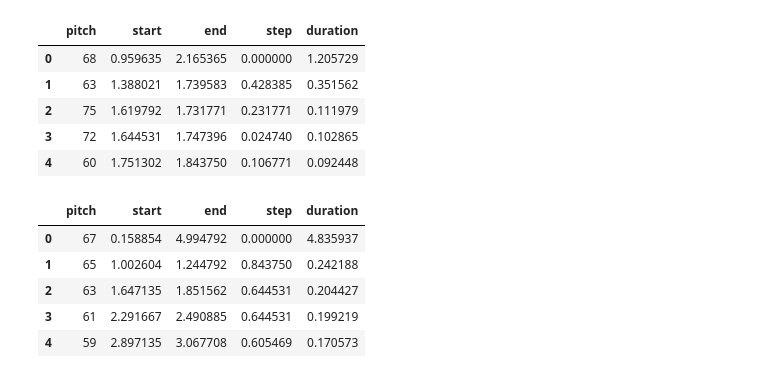
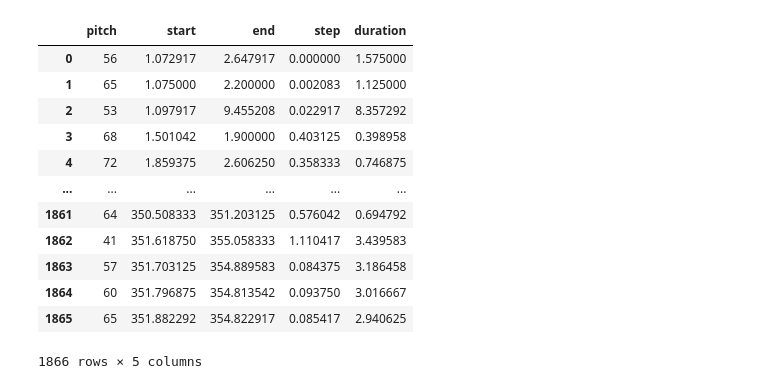
Before and after one commit to spaceBearAmadeus/OUTDATED-studentNeedsNavigator, a Jupyter notebook: ROSE_Composer.ipynb, the cells around one changed output. Cells and saved outputs as stored; diff of their text form; code cells hidden in the pictures.

```diff
--- a/ROSE_Composer.ipynb
+++ b/ROSE_Composer.ipynb
@@ -150,20 +232,2 @@ midi_1 = rose.fetch_inspect_MIDI_instrument(pm, show=True)
 
 *-------------------------------------------*
-# %%
-rose.midi_to_notes_df(prettyMidi=pm).head()
-# %% [output]
-|  | pitch | start | end | step | duration |
-| 0 | 68 | 0.959635 | 2.165365 | 0.000000 | 1.205729 |
-| 1 | 63 | 1.388021 | 1.739583 | 0.428385 | 0.351562 |
-| 2 | 75 | 1.619792 | 1.731771 | 0.231771 | 0.111979 |
-| 3 | 72 | 1.644531 | 1.747396 | 0.024740 | 0.102865 |
-| 4 | 60 | 1.751302 | 1.843750 | 0.106771 | 0.092448 |
-# %%
-rose.midi_to_notes_df(midi_file_index=6).head()
-# %% [output]
-|  | pitch | start | end | step | duration |
-| 0 | 67 | 0.158854 | 4.994792 | 0.000000 | 4.835937 |
-| 1 | 65 | 1.002604 | 1.244792 | 0.843750 | 0.242188 |
-| 2 | 63 | 1.647135 | 1.851562 | 0.644531 | 0.204427 |
-| 3 | 61 | 2.291667 | 2.490885 | 0.644531 | 0.199219 |
-| 4 | 59 | 2.897135 | 3.067708 | 0.605469 | 0.170573 |
@@ -169,0 +239,17 @@ rose.midi_to_notes_df(midi_file_index=6).head()
+# %%
+#note_name_array = rose.get_note_names(pm_df['pitch'])
+pm_df
+# %% [output]
+|  | pitch | start | end | step | duration |
+| 0 | 56 | 1.072917 | 2.647917 | 0.000000 | 1.575000 |
+| 1 | 65 | 1.075000 | 2.200000 | 0.002083 | 1.125000 |
+| 2 | 53 | 1.097917 | 9.455208 | 0.022917 | 8.357292 |
+| 3 | 68 | 1.501042 | 1.900000 | 0.403125 | 0.398958 |
+| 4 | 72 | 1.859375 | 2.606250 | 0.358333 | 0.746875 |
+| ... | ... | ... | ... | ... | ... |
+| 1861 | 64 | 350.508333 | 351.203125 | 0.576042 | 0.694792 |
+| 1862 | 41 | 351.618750 | 355.058333 | 1.110417 | 3.439583 |
+| 1863 | 57 | 351.703125 | 354.889583 | 0.084375 | 3.186458 |
+| 1864 | 60 | 351.796875 | 354.813542 | 0.093750 | 3.016667 |
+| 1865 | 65 | 351.882292 | 354.822917 | 0.085417 | 2.940625 |
+1866 rows × 5 columns
```
Also changed, not shown: parts of 10 cells of this notebook.
